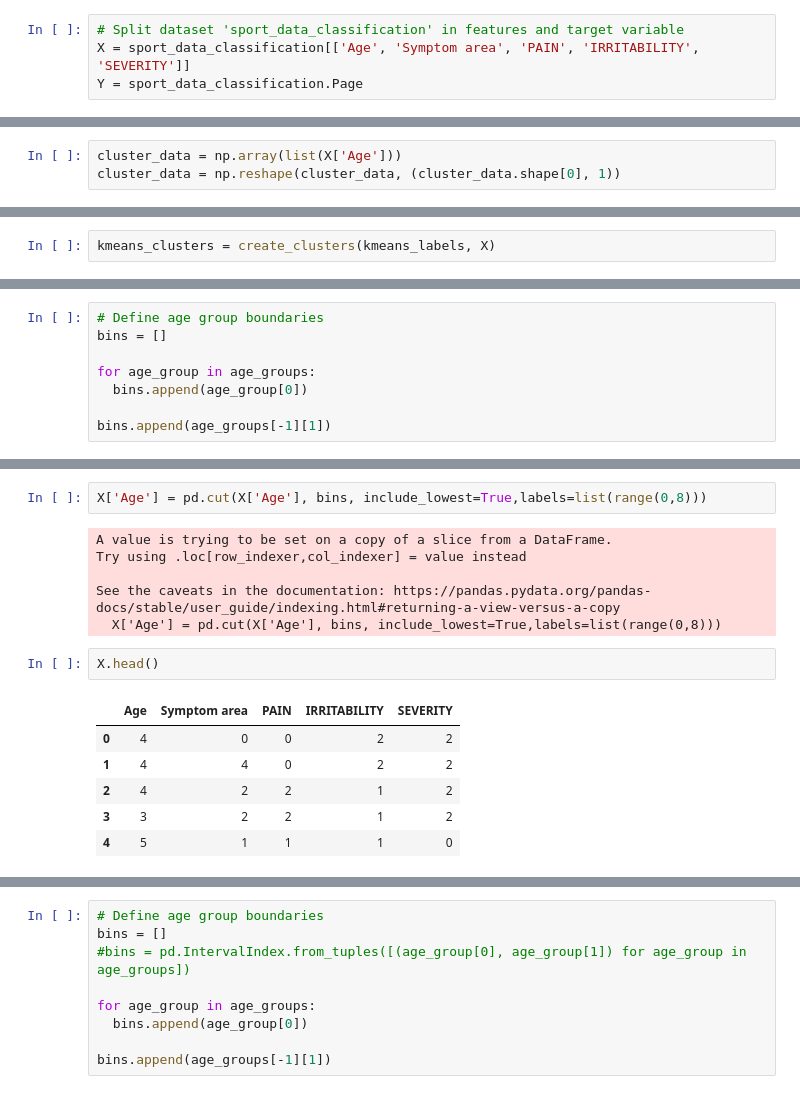
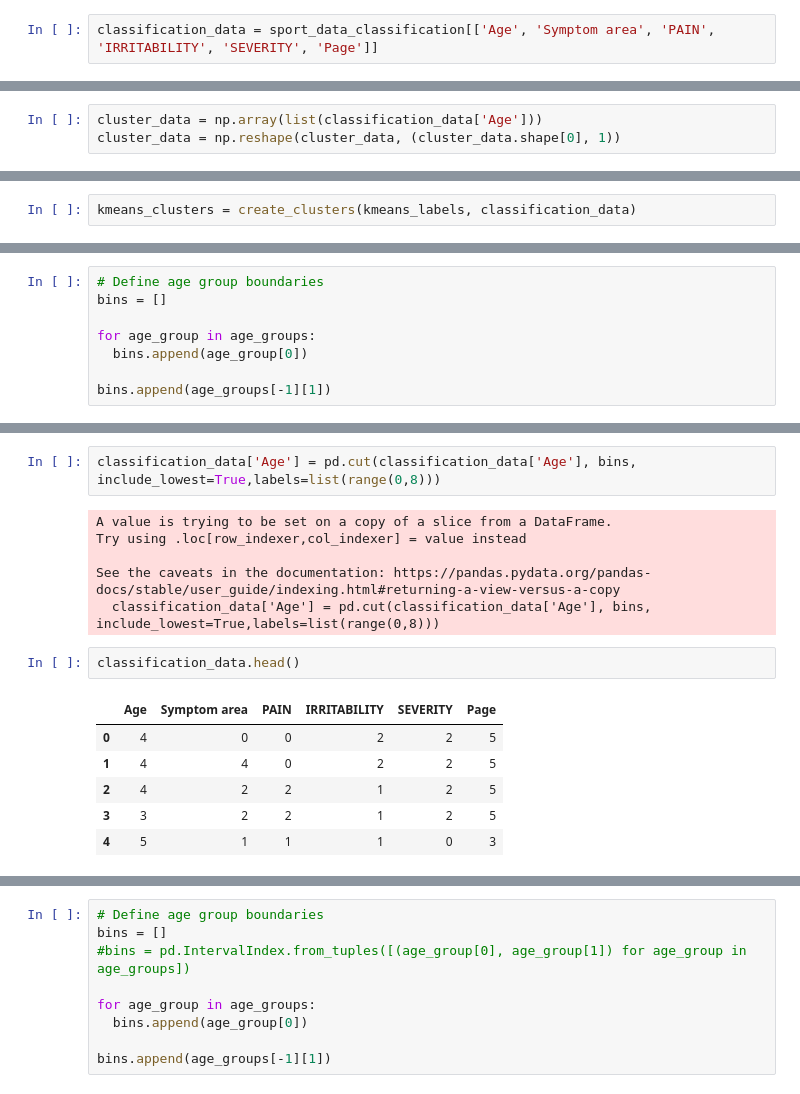
Before and after one commit to GeorgeM2000/Sports-Activity, a Jupyter notebook: Sports_Activity.ipynb, the cells around one changed output, grey strips where cells are left out. Drawn from its saved outputs; the diff is of its cells as text.

```diff
--- a/Sports_Activity.ipynb
+++ b/Sports_Activity.ipynb
@@ -611,5 +578,3 @@ We test the classifier for a list of splitting percentage values.
 # %%
-# Split dataset 'sport_data_classification' in features and target variable
-X = sport_data_classification[['Age', 'Symptom area', 'PAIN', 'IRRITABILITY', 'SEVERITY']]
-Y = sport_data_classification.Page
+classification_data = sport_data_classification[['Age', 'Symptom area', 'PAIN', 'IRRITABILITY', 'SEVERITY', 'Page']]
 # %%
@@ -625,6 +590,6 @@ print(sorted_ages)
 # %% [markdown]
 The maximum age in the dataset is 65, the minimum is 16, and there are 84 samples. In order to acquire a high accuracy classification model, the values of the "Age" feature must be grouped. Clustering methods can help with this particular task. Before clustering, the optimal number of clusters must be found. Therefore, the Elbow method is used. To use the elbow method, the maximum and minimum number of clusters must be defined. The minimum number of clusters will be 2, and the maximum will be 49(65 - 16) due to the fact that each age can have a unique cluster accosiated with it.
 # %%
-cluster_data = np.array(list(X['Age']))
+cluster_data = np.array(list(classification_data['Age']))
 cluster_data = np.reshape(cluster_data, (cluster_data.shape[0], 1))
 # %%
@@ -647,7 +612,7 @@ kmeans_elbow_visualizer.show()
 kmeans = KMeans(n_clusters=8, n_init=10)
 kmeans_labels = kmeans.fit_predict(cluster_data)
 # %%
-kmeans_clusters = create_clusters(kmeans_labels, X)
+kmeans_clusters = create_clusters(kmeans_labels, classification_data)
 # %%
 age_groups = []
 for cluster in kmeans_clusters:
@@ -682,18 +647,18 @@ bins
 # %%
-X['Age'] = pd.cut(X['Age'], bins, include_lowest=True,labels=list(range(0,8)))
+classification_data['Age'] = pd.cut(classification_data['Age'], bins, include_lowest=True,labels=list(range(0,8)))
 # %% [output]
 A value is trying to be set on a copy of a slice from a DataFrame.
 Try using .loc[row_indexer,col_indexer] = value instead
 
 See the caveats in the documentation: https://pandas.pydata.org/pandas-docs/stable/user_guide/indexing.html#returning-a-view-versus-a-copy
-  X['Age'] = pd.cut(X['Age'], bins, include_lowest=True,labels=list(range(0,8)))
+  classification_data['Age'] = pd.cut(classification_data['Age'], bins, include_lowest=True,labels=list(range(0,8)))
 # %%
-X.head()
+classification_data.head()
 # %% [output]
-|  | Age | Symptom area | PAIN | IRRITABILITY | SEVERITY |
-| 0 | 4 | 0 | 0 | 2 | 2 |
-| 1 | 4 | 4 | 0 | 2 | 2 |
-| 2 | 4 | 2 | 2 | 1 | 2 |
-| 3 | 3 | 2 | 2 | 1 | 2 |
-| 4 | 5 | 1 | 1 | 1 | 0 |
+|  | Age | Symptom area | PAIN | IRRITABILITY | SEVERITY | Page |
+| 0 | 4 | 0 | 0 | 2 | 2 | 5 |
+| 1 | 4 | 4 | 0 | 2 | 2 | 5 |
+| 2 | 4 | 2 | 2 | 1 | 2 | 5 |
+| 3 | 3 | 2 | 2 | 1 | 2 | 5 |
+| 4 | 5 | 1 | 1 | 1 | 0 | 3 |
 # %%
```
Also changed, not shown: parts of 87 cells of this notebook.
